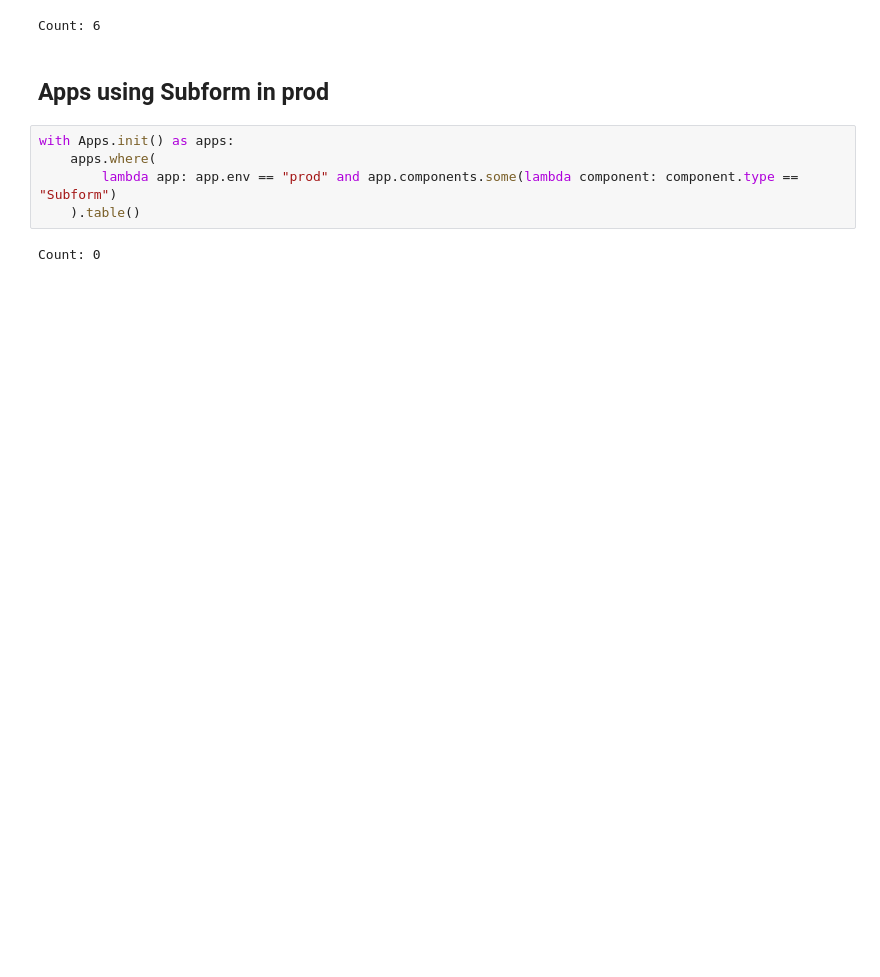
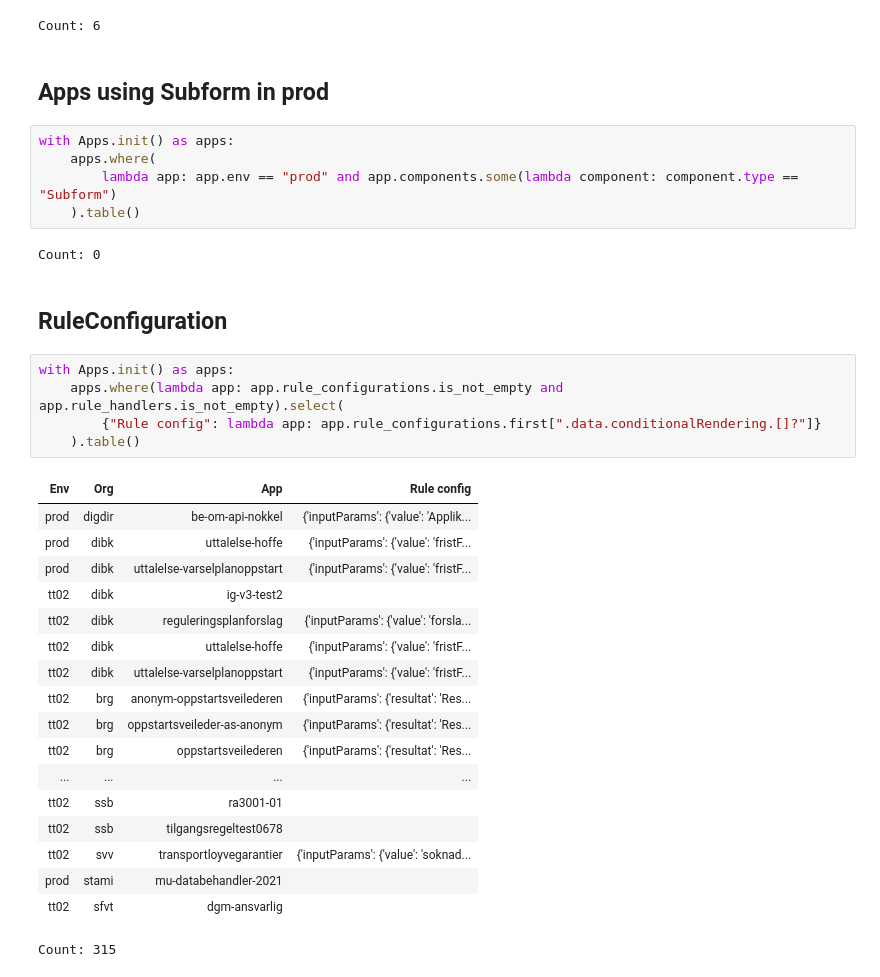
Before and after one commit to bjosttveit/altinn-app-insight, a Jupyter notebook: notebooks/components.ipynb, the cells around one changed output. Drawn from its saved outputs; the diff is of its cells as text; blank space fills up the shorter version.

```diff
--- a/notebooks/components.ipynb
+++ b/notebooks/components.ipynb
@@ -61,3 +61,29 @@ with Apps.init() as apps:
     ).table()
 # %% [output]
 Count: 0
+# %% [markdown]
+## RuleConfiguration
+# %%
+with Apps.init() as apps:
+    apps.where(lambda app: app.rule_configurations.is_not_empty and app.rule_handlers.is_not_empty).select(
+        {"Rule config": lambda app: app.rule_configurations.first[".data.conditionalRendering.[]?"]}
+    ).table()
+# %% [output]
+| Env | Org | App | Rule config |
+| prod | digdir | be-om-api-nokkel | {'inputParams': {'value': 'Applik... |
+| prod | dibk | uttalelse-hoffe | {'inputParams': {'value': 'fristF... |
+| prod | dibk | uttalelse-varselplanoppstart | {'inputParams': {'value': 'fristF... |
+| tt02 | dibk | ig-v3-test2 |  |
+| tt02 | dibk | reguleringsplanforslag | {'inputParams': {'value': 'forsla... |
+| tt02 | dibk | uttalelse-hoffe | {'inputParams': {'value': 'fristF... |
+| tt02 | dibk | uttalelse-varselplanoppstart | {'inputParams': {'value': 'fristF... |
+| tt02 | brg | anonym-oppstartsveilederen | {'inputParams': {'resultat': 'Res... |
+| tt02 | brg | oppstartsveileder-as-anonym | {'inputParams': {'resultat': 'Res... |
+| tt02 | brg | oppstartsveilederen | {'inputParams': {'resultat': 'Res... |
+| ... | ... | ... | ... |
+| tt02 | ssb | ra3001-01 |  |
+| tt02 | ssb | tilgangsregeltest0678 |  |
+| tt02 | svv | transportloyvegarantier | {'inputParams': {'value': 'soknad... |
+| prod | stami | mu-databehandler-2021 |  |
+| tt02 | sfvt | dgm-ansvarlig |  |
+Count: 315
```
Also changed, not shown: parts of 1 cell of this notebook, 4 other files.
